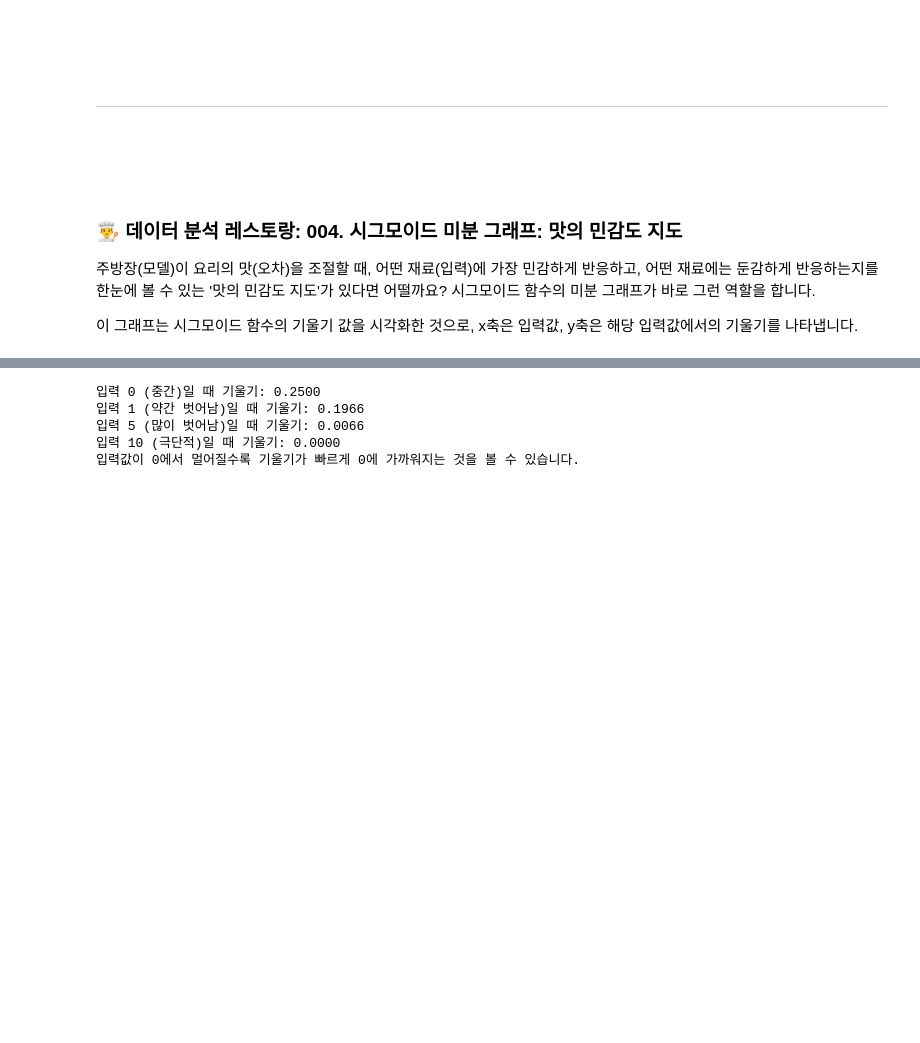
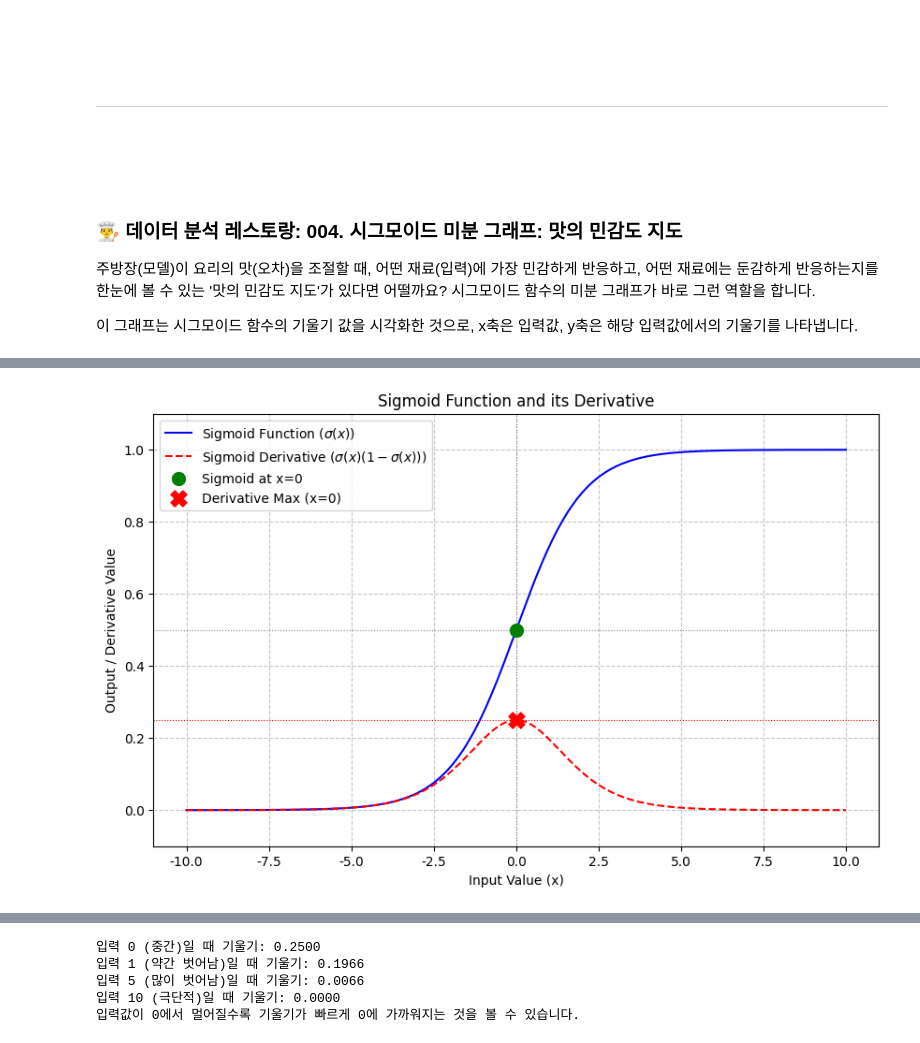
Before and after one commit to sally03915/2026-AI-Analysis-Lab, a Jupyter notebook: AI-FlowTransformation/Step1-Math/basic007_시그모이드미분.ipynb, the cells around one changed output, grey strips where cells are left out. Cells and saved outputs as stored; diff of their text form; code cells hidden in the pictures; blank space fills up the shorter version.

```diff
--- a/AI-FlowTransformation/Step1-Math/basic007_시그모이드미분.ipynb
+++ b/AI-FlowTransformation/Step1-Math/basic007_시그모이드미분.ipynb
@@ -308,0 +373,45 @@ Q3. 자기 자신($\sigma(x)$)과 $(1-\sigma(x))$를 곱하는 아주 간단한
+# %%
+import numpy as np
+import matplotlib.pyplot as plt
+
+# Set a default English font to prevent warnings about 'NanumGothic'
+plt.rcParams['font.family'] = 'DejaVu Sans'
+plt.rcParams['axes.unicode_minus'] = False # Prevents minus sign from breaking
+
+# 시그모이드 함수 정의
+def sigmoid_func(x):
+    return 1 / (1 + np.exp(-x))
+
+# 시그모이드 미분 함수 정의
+def sigmoid_derivative_func(x):
+    s = sigmoid_func(x)
+    return s * (1 - s)
+
+# x 값 범위 설정
+x_values = np.linspace(-10, 10, 400)
+# 시그모이드 함수 값 계산
+sigmoid_y_values = sigmoid_func(x_values)
+# 시그모이드 미분 값 계산
+derivative_y_values = sigmoid_derivative_func(x_values)
+
+# 그래프 그리기
+plt.figure(figsize=(10, 6))
+plt.plot(x_values, sigmoid_y_values, label=r'Sigmoid Function ($\sigma(x)$)', color='blue')
+plt.plot(x_values, derivative_y_values, label=r'Sigmoid Derivative ($\sigma(x)(1-\sigma(x))$)', color='red', linestyle='--')
+
+# 기울기가 가장 큰 지점 (미분 최대점) 강조
+plt.scatter(0, sigmoid_func(0), color='green', s=100, zorder=5, label='Sigmoid at x=0')
+plt.scatter(0, sigmoid_derivative_func(0), color='red', marker='X', s=150, zorder=5, label='Derivative Max (x=0)')
+
+plt.title('Sigmoid Function and its Derivative')
+plt.xlabel('Input Value (x)')
+plt.ylabel('Output / Derivative Value')
+plt.grid(True, linestyle='--', alpha=0.7)
+plt.legend()
+plt.ylim(-0.1, 1.1) # 시그모이드 범위에 맞춰 y축 제한
+plt.axvline(x=0, color='gray', linestyle=':', linewidth=0.8)
+plt.axhline(y=0.5, color='gray', linestyle=':', linewidth=0.8)
+plt.axhline(y=0.25, color='red', linestyle=':', linewidth=0.8)
+plt.show()
+# %% [output]
+[figure, added]
```
Also changed, not shown: parts of 18 cells of this notebook.
